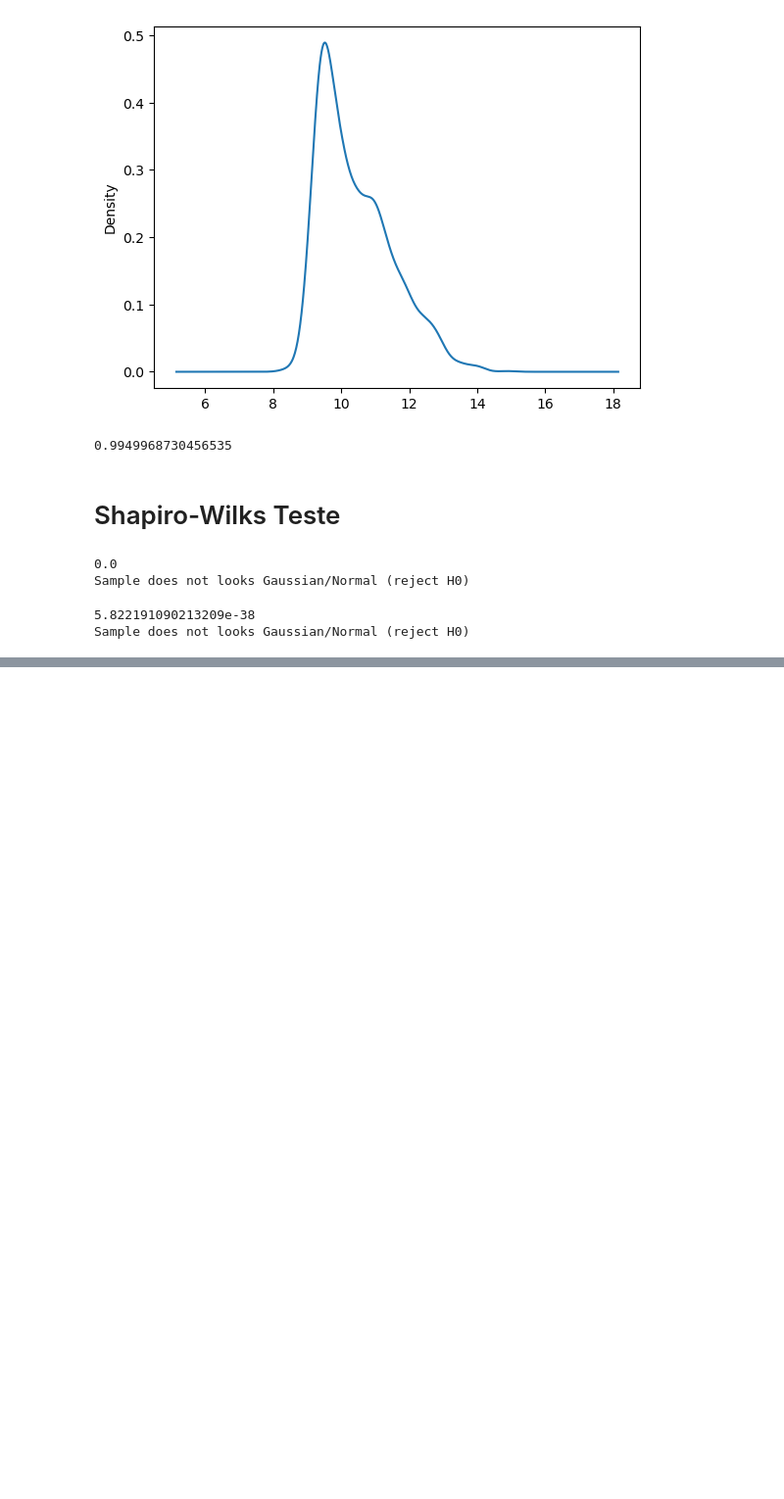
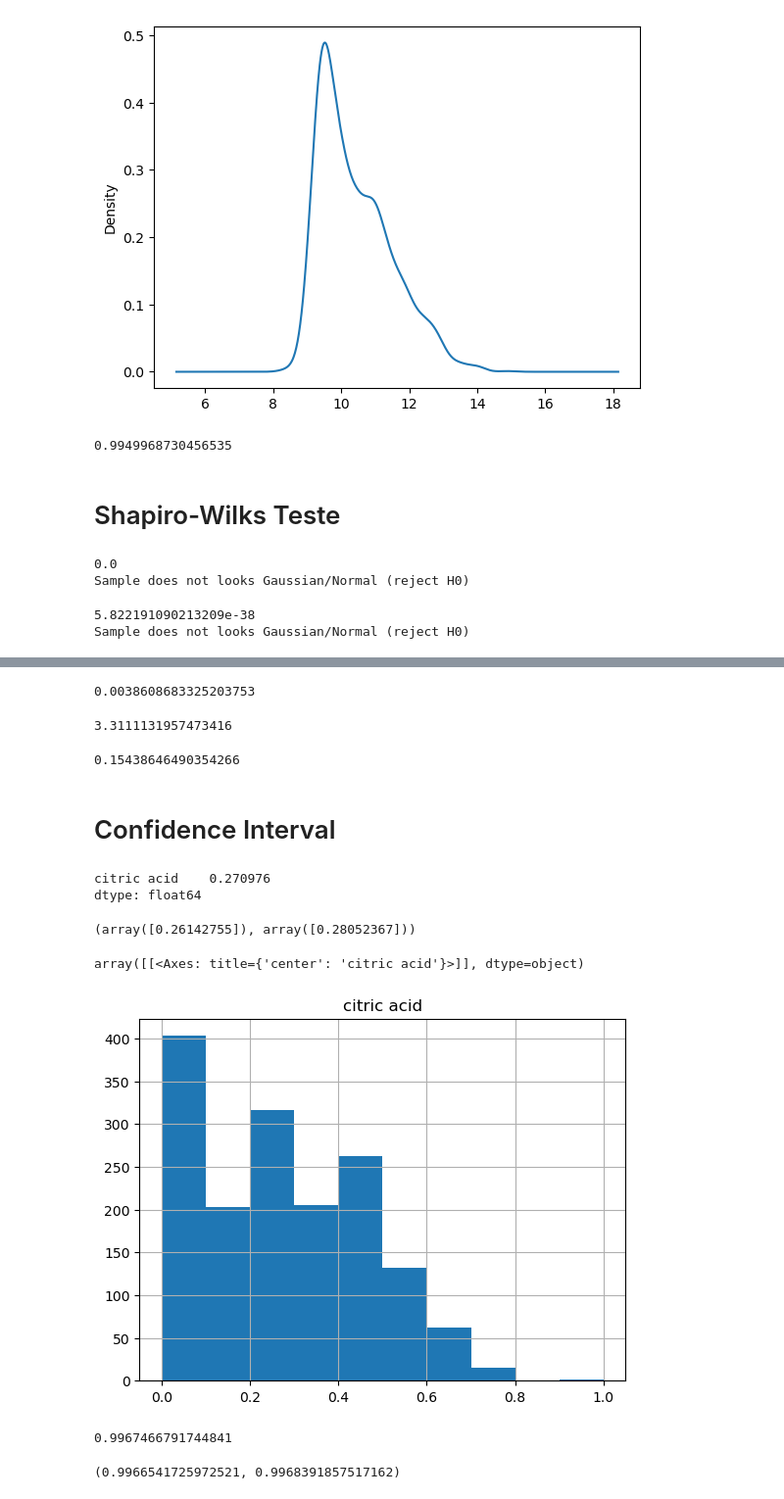
Before and after one commit to wprsousa/Udemy-Business_Data_Analytics_Intelligence_with_Python_2023, a Jupyter notebook: Statistics_and_Descriptive_Analytics/intermediary_statistics/intermediary_statistics.ipynb, the cells around one changed output, grey strips where cells are left out. Shown: that part at 98% size. Saved outputs shown, nothing was run; the diff lists cells and outputs as text; code cells hidden in the pictures; blank space fills up the shorter version.

```diff
--- a/Statistics_and_Descriptive_Analytics/intermediary_statistics/intermediary_statistics.ipynb
+++ b/Statistics_and_Descriptive_Analytics/intermediary_statistics/intermediary_statistics.ipynb
@@ -71,0 +89,39 @@ Sample does not looks Gaussian/Normal (reject H0)
+# %%
+df.pH.std() / m.sqrt(df.pH.count())
+# %% [output]
+0.0038608683325203753
+# %%
+df.pH.mean()
+# %% [output]
+3.3111131957473416
+# %%
+df.pH.std()
+# %% [output]
+0.15438646490354266
+# %% [markdown]
+# Confidence Interval
+# %%
+#Confidence interval of the mean of citric acid
+print(df[['citric acid']].mean())
+st.norm.interval(confidence=0.95,
+                 loc=df[['citric acid']].mean(),
+                 scale= st.sem(df[['citric acid']]))
+# %% [output]
+citric acid    0.270976
+dtype: float64
+(array([0.26142755]), array([0.28052367]))
+# %%
+#Histogram
+df[['citric acid']].hist()
+# %% [output]
+array([[<Axes: title={'center': 'citric acid'}>]], dtype=object)
+[figure, added]
+# %%
+#Confidence interval of Density mean
+print(df.density.mean())
+st.norm.interval(confidence=0.95,
+                 loc=df.density.mean(),
+                 scale=st.sem(df.density))
+# %% [output]
+0.9967466791744841
+(0.9966541725972521, 0.9968391857517162)
```
Also changed, not shown: parts of 16 cells of this notebook, 4 other files.
